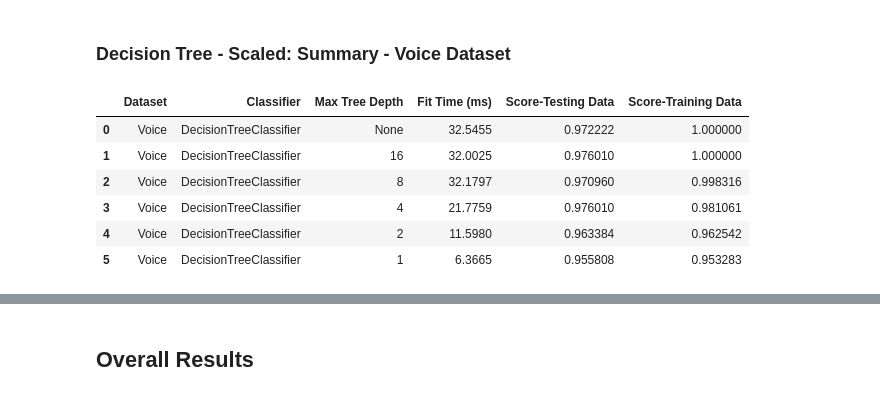
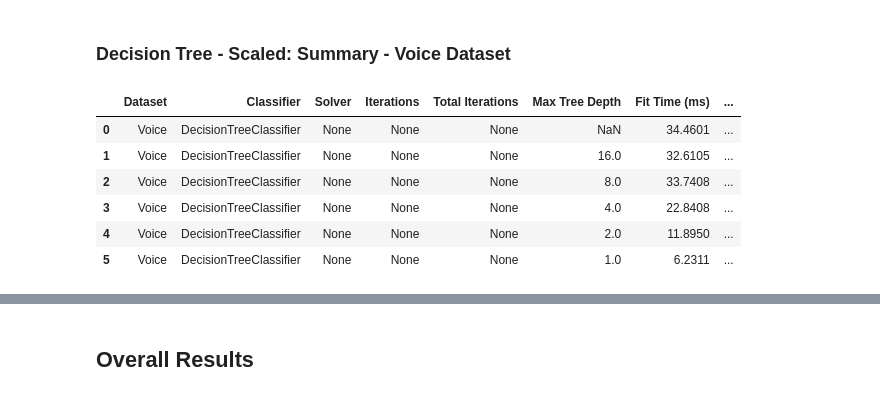
Before and after one commit to daddyjab/ML_Notes, a Jupyter notebook: 7-Cross Validation.ipynb, the cells around one changed output, grey strips where cells are left out. Cells and saved outputs as stored; diff of their text form; code cells hidden in the pictures.

```diff
--- a/7-Cross Validation.ipynb
+++ b/7-Cross Validation.ipynb
@@ -348,6 +399,9 @@ for md in max_depth_list:
         'Max Tree Depth': r['max_depth'],
         'Score-Testing Data': r['score_test'],
         'Score-Training Data': r['score_train'],
+        'Score-CV-Training Data': r['score_cv_train'],
+        'Score-CV-Training Data-Avg': r['score_cv_train_avg'],
+        'Score-CV-Training Data-Std': r['score_cv_train_std'],
         'Fit Time (ms)': 1000.0*r['fit_time'],
         'Coefficients': r['coef'],
         'Intercept': r['intercept']
@@ -525,18 +532,26 @@ for s in solver_list:
     # Create a classifier model
     classifier = LogisticRegression(solver=s, n_jobs=1, max_iter=1000)
 
-    # Evaluate the classifer performance, create a plot
-    r = eval_logisticregression_voice_scaled(classifier)
+    # Evaluate the classifer performance, create a plot of
+    r = eval_classifier(classifier)
 
     model_results.append( {
         'Dataset': 'Voice',
         'Classifier': r['model'],
         'Solver': r['solver'],
+        'Iterations': r['n_iter'],
+        'Total Iterations': r['tot_n_iter'],
+        'Max Tree Depth': r['max_depth'],
+        'Score-Testing Data': r['score_test'],
+        'Score-Training Data': r['score_train'],
+        'Score-CV-Training Data': r['score_cv_train'],
+        'Score-CV-Training Data-Avg': r['score_cv_train_avg'],
+        'Score-CV-Training Data-Std': r['score_cv_train_std'],
         'Fit Time (ms)': 1000.0*r['fit_time'],
-        'Iterations': r['n_iter'],
-        'Total Iterations': sum(r['n_iter']),
-        'Score-Testing Data': r['score_test'],
-        'Score-Training Data': r['score_train'] } )
+        'Coefficients': r['coef'],
+        'Intercept': r['intercept']
+        } )
+
     print("")
 # %% [output]
 ********************************************************************************
@@ -706,15 +611,25 @@ for md in max_depth_list:
     classifier = tree.DecisionTreeClassifier(max_depth=md)
 
     # Evaluate the classifer performance, create a plot of
-#     r = eval_decisiontree(classifier)
-    r = eval_decisiontree_voice_scaled(classifier)
+    r = eval_classifier(classifier)
+
     model_results.append( {
         'Dataset': 'Voice',
         'Classifier': r['model'],
+        'Solver': r['solver'],
+        'Iterations': r['n_iter'],
+        'Total Iterations': r['tot_n_iter'],
         'Max Tree Depth': r['max_depth'],
+        'Score-Testing Data': r['score_test'],
+        'Score-Training Data': r['score_train'],
+        'Score-CV-Training Data': r['score_cv_train'],
+        'Score-CV-Training Data-Avg': r['score_cv_train_avg'],
+        'Score-CV-Training Data-Std': r['score_cv_train_std'],
         'Fit Time (ms)': 1000.0*r['fit_time'],
-        'Score-Testing Data': r['score_test'],
-        'Score-Training Data': r['score_train'] } )
+        'Coefficients': r['coef'],
+        'Intercept': r['intercept']
+        } )
+
     print("")
 # %% [output]
 ********************************************************************************
@@ -738,16 +672,16 @@ Confusion Matrix - Testing Data
 ### Decision Tree - Scaled: Summary - Voice Dataset
 # %%
 summary_dt_voice_df = pd.DataFrame( model_results,
-          columns=['Dataset', 'Classifier', 'Max Tree Depth', 'Fit Time (ms)', 'Score-Testing Data', 'Score-Training Data'])
+          columns=['Dataset', 'Classifier', 'Solver', 'Iterations', 'Total Iterations', 'Max Tree Depth', 'Fit Time (ms)', 'Score-Testing Data', 'Score-Training Data', 'Score-CV-Training Data', 'Score-CV-Training Data-Avg', 'Score-CV-Training Data-Std'])
 summary_dt_voice_df
 # %% [output]
-|  | Dataset | Classifier | Max Tree Depth | Fit Time (ms) | Score-Testing Data | Score-Training Data |
-| 0 | Voice | DecisionTreeClassifier | None | 32.5455 | 0.972222 | 1.000000 |
-| 1 | Voice | DecisionTreeClassifier | 16 | 32.0025 | 0.976010 | 1.000000 |
-| 2 | Voice | DecisionTreeClassifier | 8 | 32.1797 | 0.970960 | 0.998316 |
-| 3 | Voice | DecisionTreeClassifier | 4 | 21.7759 | 0.976010 | 0.981061 |
-| 4 | Voice | DecisionTreeClassifier | 2 | 11.5980 | 0.963384 | 0.962542 |
-| 5 | Voice | DecisionTreeClassifier | 1 | 6.3665 | 0.955808 | 0.953283 |
+|  | Dataset | Classifier | Solver | Iterations | Total Iterations | Max Tree Depth | Fit Time (ms) | ... |
+| 0 | Voice | DecisionTreeClassifier | None | None | None | NaN | 34.4601 | ... |
+| 1 | Voice | DecisionTreeClassifier | None | None | None | 16.0 | 32.6105 | ... |
+| 2 | Voice | DecisionTreeClassifier | None | None | None | 8.0 | 33.7408 | ... |
+| 3 | Voice | DecisionTreeClassifier | None | None | None | 4.0 | 22.8408 | ... |
+| 4 | Voice | DecisionTreeClassifier | None | None | None | 2.0 | 11.8950 | ... |
+| 5 | Voice | DecisionTreeClassifier | None | None | None | 1.0 | 6.2311 | ... |
 # %%
 summary_dt_voice_df.mean()
 # %% [output]
```
Also changed, not shown: parts of 34 cells of this notebook, 6 other files.
